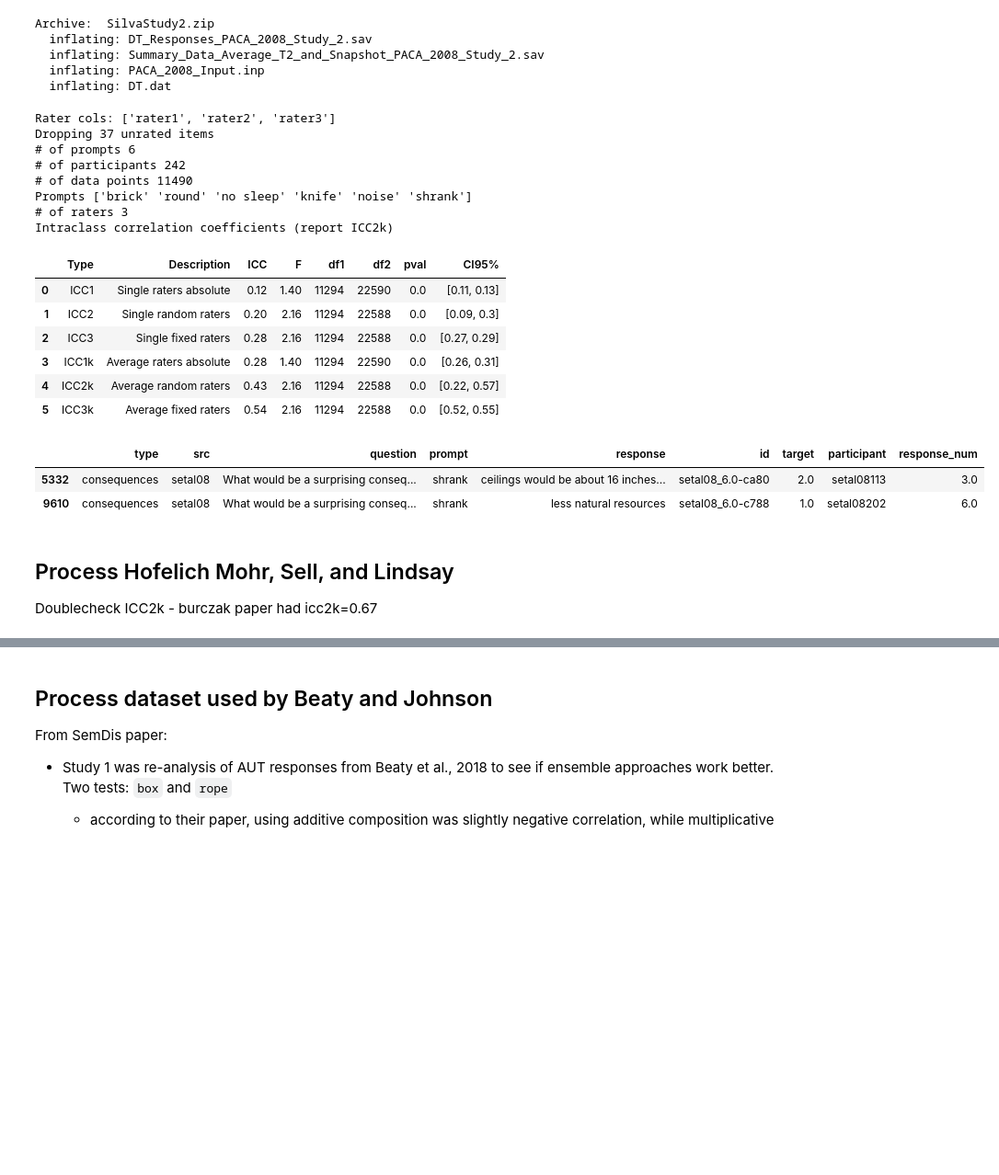
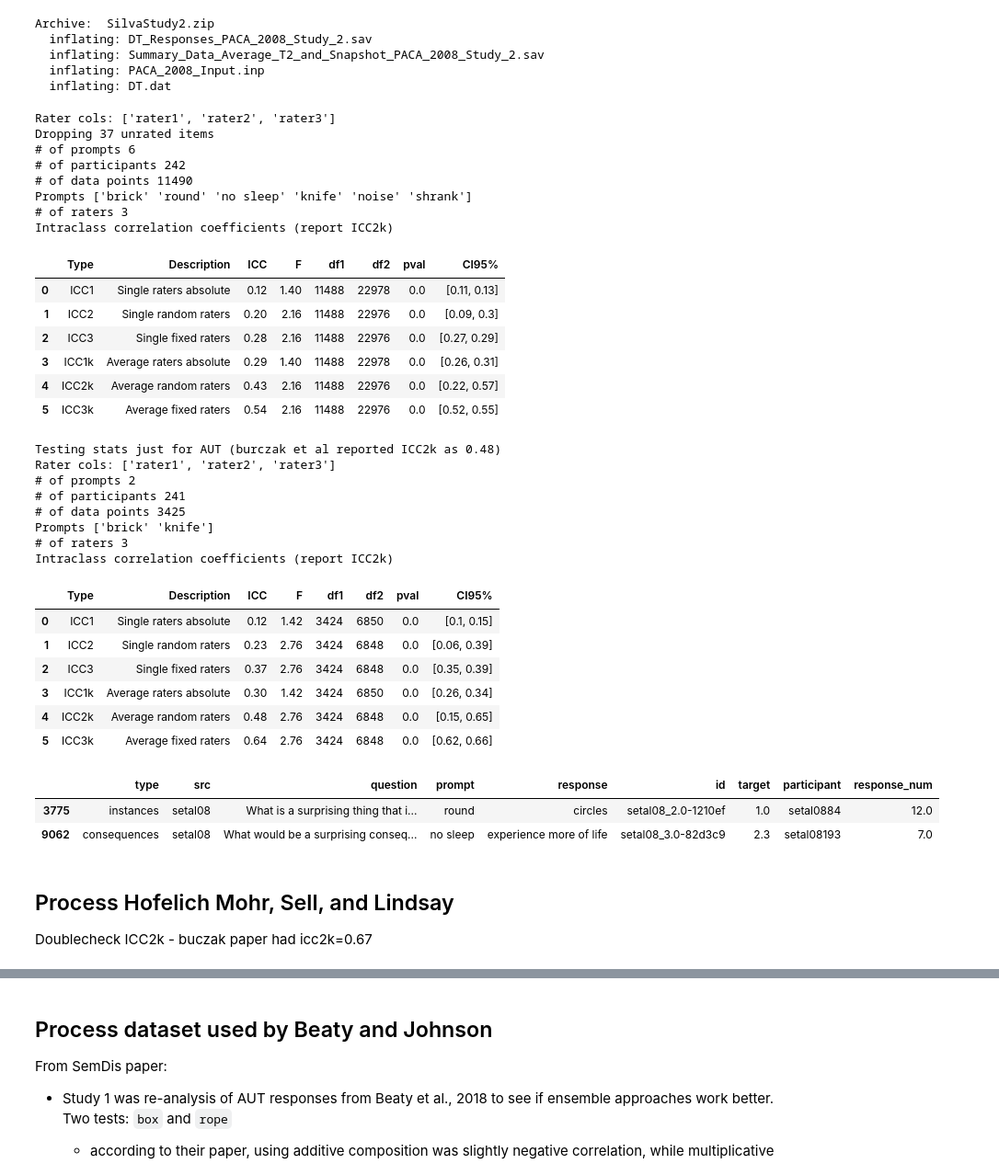
Before and after one commit to massivetexts/llm_aut_study, a Jupyter notebook: notebooks/Process_AUT_GT.ipynb, the cells around one changed output, grey strips where cells are left out. Shown at 92% size. Drawn from its saved outputs; the diff is of its cells as text; code cells hidden in the pictures; blank space fills up the shorter version.

Commit message:
Newest data munging code

```diff
--- a/notebooks/Process_AUT_GT.ipynb
+++ b/notebooks/Process_AUT_GT.ipynb
@@ -106,3 +107,7 @@ Requirement already satisfied: xlrd in /usr/local/lib/python3.7/dist-packages (2
 # %%
 base_dir = 'drive/MyDrive/Grants/MOTES/Data/aut_ground_truth' #@param { type: 'string' }
 base_dir = Path(base_dir)
+# %%
+# All AUT ICC2ks, to get a sense of reliability
+x = np.array([0.85, 0.69, 0.79, 0.48, 0.67, 0.81, 0.67, 0.72])
+np.mean(x), np.std(x).round(3), np.median(x)
@@ -214,7 +221,7 @@ The rating data was stoplisted, so I need to reconstruct the original responses
 src = 'hass17'
 all_ratings = []
 for sheet, prompt in [('br_exp1', 'brick'),('br_exp2', 'brick'),('bot_exp1', 'bottle'),('bot_exp2', 'bottle')]:
-    data = pd.read_excel('hass17.xslx', sheet_name=sheet) #.rename(columns={'subject':'participant','response_order':'response_num'})
+    data = pd.read_excel('hass17ratings.xslx', sheet_name=sheet) #.rename(columns={'subject':'participant','response_order':'response_num'})
     data['prompt'] = prompt
     all_ratings.append(data)
 hassratings = pd.concat(all_ratings).rename(columns={'response':'cleaned'})
@@ -280,48 +307,64 @@ src = 'setal08'
 promptref = ['brick', 'round', 'no sleep', 'knife', 'noise', 'shrank']
 qref = ["What is a surprising use for a BRICK?",
         "What is a surprising thing that is ROUND?",
         "What would be a surprising consequence if PEOPLE NEEDED NO SLEEP?",
         "What is a surprising use for a KNIFE?",
         "What is a surprising thing that makes a NOISE?",
         "What would be a surprising consequence if EVERYONE SHRANK TO 12 INCHES TALL?"]
 typeref = ['uses', 'instances', 'consequences', 'uses', 'instances', 'consequences']
 qref_dict = dict(zip(promptref, qref))
 
 df, meta = pyreadstat.read_sav('/content/DT_Responses_PACA_2008_Study_2.sav')
 df = df.rename(columns={'subject':'participant', 'order':'response_num'})
 df['prompt'] = df.task.apply(lambda x: promptref[int(x)-1])
 df['type'] = df.task.apply(lambda x: typeref[int(x)-1])
 df['participant'] = df['participant'].astype(int)
 df['question'] = df.prompt.apply(lambda x: qref_dict[x])
-# doublecheck - burczak reported ICC2k as 0.48
 df = prep_general(df, src, include_stats=True, return_full=True,
                   include_rater_std=include_rater_std)
-
+# doublecheck - burczak reported ICC2k as 0.48 (for the s)
+print("Testing stats just for AUT (burczak et al reported ICC2k as 0.48)")
+prep_general(df.query("type=='uses'"), src, include_stats=True)
 datasets[src] = df[returncols]
 datasets[src].sample(2)
 # %% [output]
 Rater cols: ['rater1', 'rater2', 'rater3']
 Dropping 37 unrated items
 # of prompts 6
 # of participants 242
 # of data points 11490
 Prompts ['brick' 'round' 'no sleep' 'knife' 'noise' 'shrank']
 # of raters 3
 Intraclass correlation coefficients (report ICC2k)
 |  | Type | Description | ICC | F | df1 | df2 | pval | CI95% |
-| 0 | ICC1 | Single raters absolute | 0.12 | 1.40 | 11294 | 22590 | 0.0 | [0.11, 0.13] |
-| 1 | ICC2 | Single random raters | 0.20 | 2.16 | 11294 | 22588 | 0.0 | [0.09, 0.3] |
-| 2 | ICC3 | Single fixed raters | 0.28 | 2.16 | 11294 | 22588 | 0.0 | [0.27, 0.29] |
-| 3 | ICC1k | Average raters absolute | 0.28 | 1.40 | 11294 | 22590 | 0.0 | [0.26, 0.31] |
-| 4 | ICC2k | Average random raters | 0.43 | 2.16 | 11294 | 22588 | 0.0 | [0.22, 0.57] |
-| 5 | ICC3k | Average fixed raters | 0.54 | 2.16 | 11294 | 22588 | 0.0 | [0.52, 0.55] |
+| 0 | ICC1 | Single raters absolute | 0.12 | 1.40 | 11488 | 22978 | 0.0 | [0.11, 0.13] |
+| 1 | ICC2 | Single random raters | 0.20 | 2.16 | 11488 | 22976 | 0.0 | [0.09, 0.3] |
+| 2 | ICC3 | Single fixed raters | 0.28 | 2.16 | 11488 | 22976 | 0.0 | [0.27, 0.29] |
+| 3 | ICC1k | Average raters absolute | 0.29 | 1.40 | 11488 | 22978 | 0.0 | [0.26, 0.31] |
+| 4 | ICC2k | Average random raters | 0.43 | 2.16 | 11488 | 22976 | 0.0 | [0.22, 0.57] |
+| 5 | ICC3k | Average fixed raters | 0.54 | 2.16 | 11488 | 22976 | 0.0 | [0.52, 0.55] |
+Testing stats just for AUT (burczak et al reported ICC2k as 0.48)
+Rater cols: ['rater1', 'rater2', 'rater3']
+# of prompts 2
+# of participants 241
+# of data points 3425
+Prompts ['brick' 'knife']
+# of raters 3
+Intraclass correlation coefficients (report ICC2k)
-|  | type | src | question | prompt | response | id | target | participant | response_num |
-| 5332 | consequences | setal08 | What would be a surprising conseq... | shrank | ceilings would be about 16 inches... | setal08_6.0-ca80 | 2.0 | setal08113 | 3.0 |
-| 9610 | consequences | setal08 | What would be a surprising conseq... | shrank | less natural resources | setal08_6.0-c788 | 1.0 | setal08202 | 6.0 |
+|  | Type | Description | ICC | F | df1 | df2 | pval | CI95% |
+| 0 | ICC1 | Single raters absolute | 0.12 | 1.42 | 3424 | 6850 | 0.0 | [0.1, 0.15] |
+| 1 | ICC2 | Single random raters | 0.23 | 2.76 | 3424 | 6848 | 0.0 | [0.06, 0.39] |
+| 2 | ICC3 | Single fixed raters | 0.37 | 2.76 | 3424 | 6848 | 0.0 | [0.35, 0.39] |
+| 3 | ICC1k | Average raters absolute | 0.30 | 1.42 | 3424 | 6850 | 0.0 | [0.26, 0.34] |
+| 4 | ICC2k | Average random raters | 0.48 | 2.76 | 3424 | 6848 | 0.0 | [0.15, 0.65] |
+| 5 | ICC3k | Average fixed raters | 0.64 | 2.76 | 3424 | 6848 | 0.0 | [0.62, 0.66] |
+|  | type | src | question | prompt | response | id | target | participant | response_num |
+| 3775 | instances | setal08 | What is a surprising thing that i... | round | circles | setal08_2.0-1210ef | 1.0 | setal0884 | 12.0 |
+| 9062 | consequences | setal08 | What would be a surprising conseq... | no sleep | experience more of life | setal08_3.0-82d3c9 | 2.3 | setal08193 | 7.0 |
 # %% [markdown]
 ## Process Hofelich Mohr, Sell, and Lindsay
 
-Doublecheck ICC2k - burczak paper had icc2k=0.67
+Doublecheck ICC2k - buczak paper had icc2k=0.67
 # %%
 !wget -qO hofelich.zip https://conservancy.umn.edu/bitstream/handle/11299/172116/HMSL_CSV%20Data%20Files.zip?sequence=28&isAllowed=y
 !unzip -qo hofelich.zip
```
Also changed, not shown: parts of 15 cells of this notebook.
